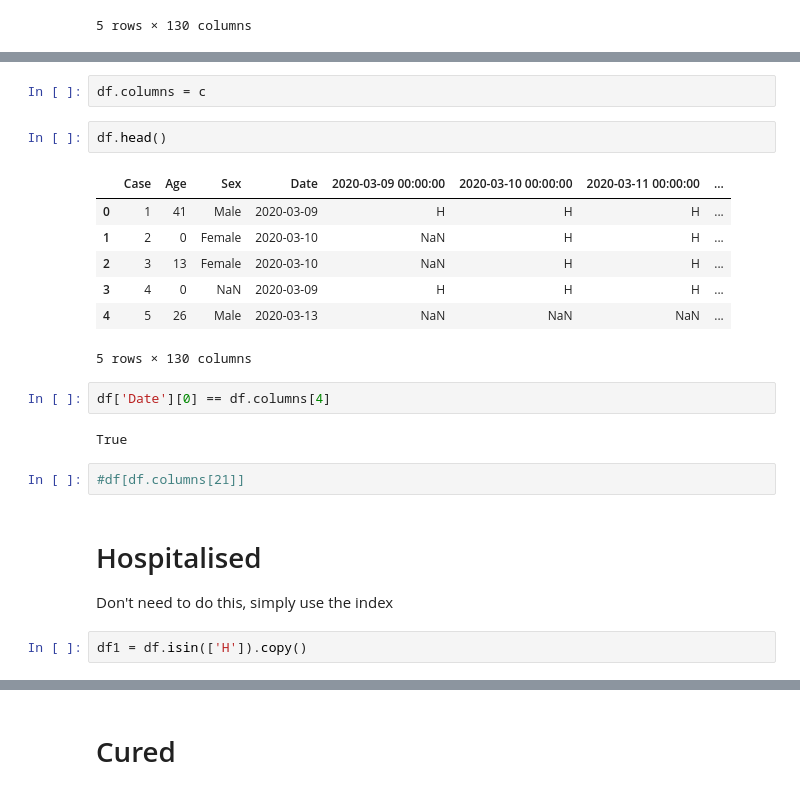
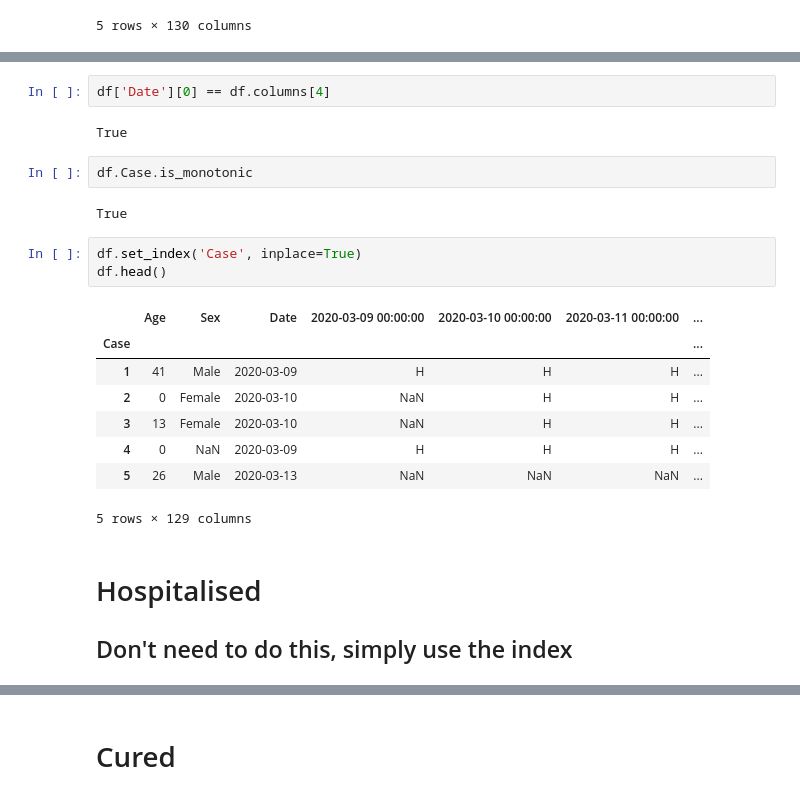
Before and after one commit to vntkumar8/covid-survival, a Jupyter notebook: Survival Analysis.ipynb, the cells around one changed output, grey strips where cells are left out. Saved outputs shown, nothing was run; the diff lists cells and outputs as text.

```diff
--- a/Survival Analysis.ipynb
+++ b/Survival Analysis.ipynb
@@ -58,24 +57,24 @@ c.sort_index(inplace = True)
-# %%
-df.columns = c
-# %%
-df.head()
-# %% [output]
-|  | Case | Age | Sex | Date | 2020-03-09 00:00:00 | 2020-03-10 00:00:00 | 2020-03-11 00:00:00 | ... |
-| 0 | 1 | 41 | Male | 2020-03-09 | H | H | H | ... |
-| 1 | 2 | 0 | Female | 2020-03-10 | NaN | H | H | ... |
-| 2 | 3 | 13 | Female | 2020-03-10 | NaN | H | H | ... |
-| 3 | 4 | 0 | NaN | 2020-03-09 | H | H | H | ... |
-| 4 | 5 | 26 | Male | 2020-03-13 | NaN | NaN | NaN | ... |
-5 rows × 130 columns
 # %%
 df['Date'][0] == df.columns[4]
 # %% [output]
 True
-# %%
-#df[df.columns[21]]
+# %%
+df.Case.is_monotonic
+# %% [output]
+True
+# %%
+df.set_index('Case', inplace=True)
+df.head()
+# %% [output]
+|  | Age | Sex | Date | 2020-03-09 00:00:00 | 2020-03-10 00:00:00 | 2020-03-11 00:00:00 | ... |
+| Case |  |  |  |  |  |  | ... |
+| 1 | 41 | Male | 2020-03-09 | H | H | H | ... |
+| 2 | 0 | Female | 2020-03-10 | NaN | H | H | ... |
+| 3 | 13 | Female | 2020-03-10 | NaN | H | H | ... |
+| 4 | 0 | NaN | 2020-03-09 | H | H | H | ... |
+| 5 | 26 | Male | 2020-03-13 | NaN | NaN | NaN | ... |
+5 rows × 129 columns
 # %% [markdown]
 # Hospitalised
 
-Don't need to do this, simply use the index
+## Don't need to do this, simply use the index
-# %%
-df1 = df.isin(['H']).copy()
```
Also changed, not shown: parts of 51 cells of this notebook.
